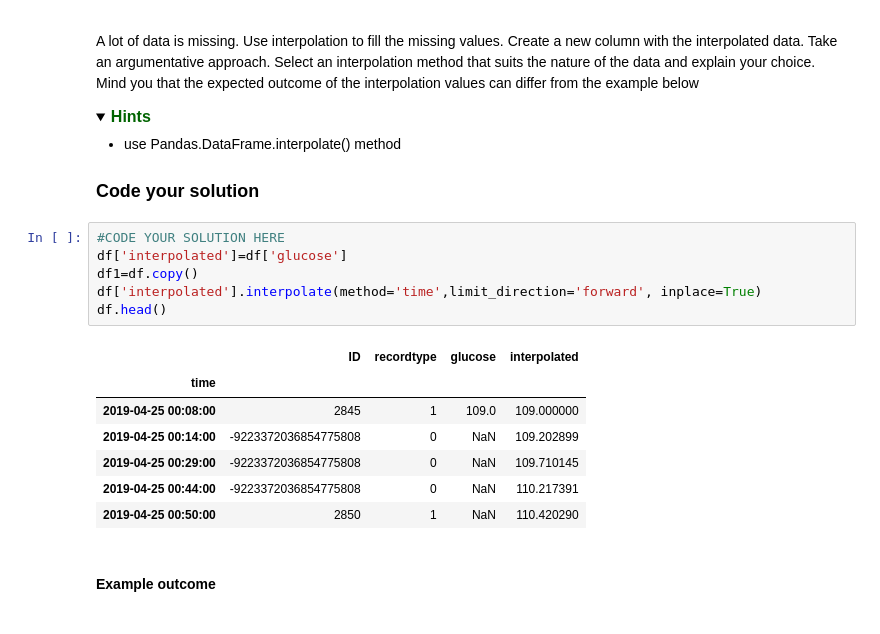
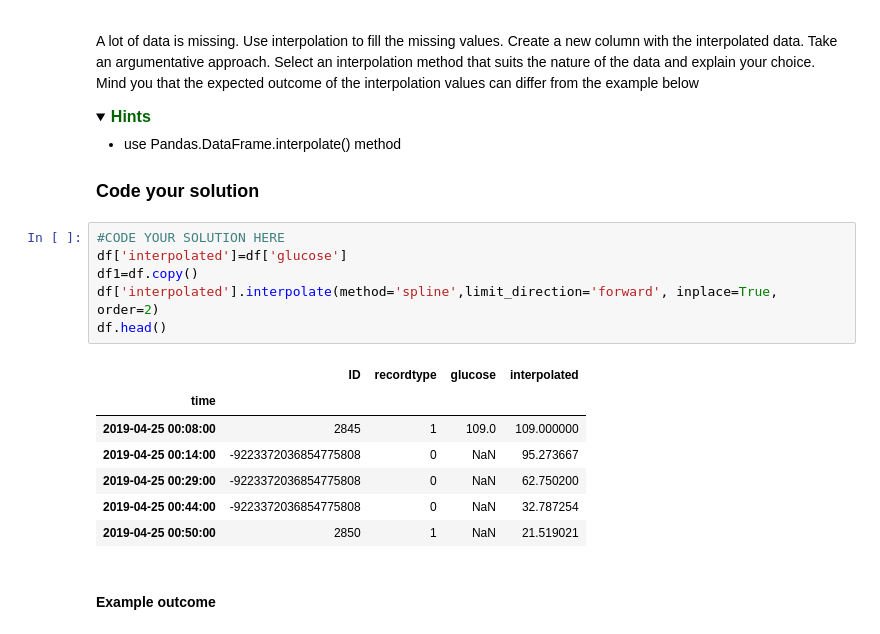
Before and after one commit to apirzadeh1365/BFVM19PROG1, a Jupyter notebook: assessments/Assignment_week_02.ipynb, the cells around one changed output. Saved outputs shown, nothing was run; the diff lists cells and outputs as text; folded sections open.

```diff
--- a/assessments/Assignment_week_02.ipynb
+++ b/assessments/Assignment_week_02.ipynb
@@ -180,17 +180,17 @@ A lot of data is missing. Use interpolation to fill the missing values. Create a
 # %%
 #CODE YOUR SOLUTION HERE
 df['interpolated']=df['glucose']
 df1=df.copy()
-df['interpolated'].interpolate(method='time',limit_direction='forward', inplace=True)
+df['interpolated'].interpolate(method='spline',limit_direction='forward', inplace=True, order=2)
 df.head()
 # %% [output]
 |  | ID | recordtype | glucose | interpolated |
 | time |  |  |  |  |
 | 2019-04-25 00:08:00 | 2845 | 1 | 109.0 | 109.000000 |
-| 2019-04-25 00:14:00 | -9223372036854775808 | 0 | NaN | 109.202899 |
-| 2019-04-25 00:29:00 | -9223372036854775808 | 0 | NaN | 109.710145 |
-| 2019-04-25 00:44:00 | -9223372036854775808 | 0 | NaN | 110.217391 |
-| 2019-04-25 00:50:00 | 2850 | 1 | NaN | 110.420290 |
+| 2019-04-25 00:14:00 | -9223372036854775808 | 0 | NaN | 95.273667 |
+| 2019-04-25 00:29:00 | -9223372036854775808 | 0 | NaN | 62.750200 |
+| 2019-04-25 00:44:00 | -9223372036854775808 | 0 | NaN | 32.787254 |
+| 2019-04-25 00:50:00 | 2850 | 1 | NaN | 21.519021 |
 # %% [markdown]
 #### Example outcome
 # %% [raw]
```
Also changed, not shown: parts of 2 cells of this notebook, 2 other files.
